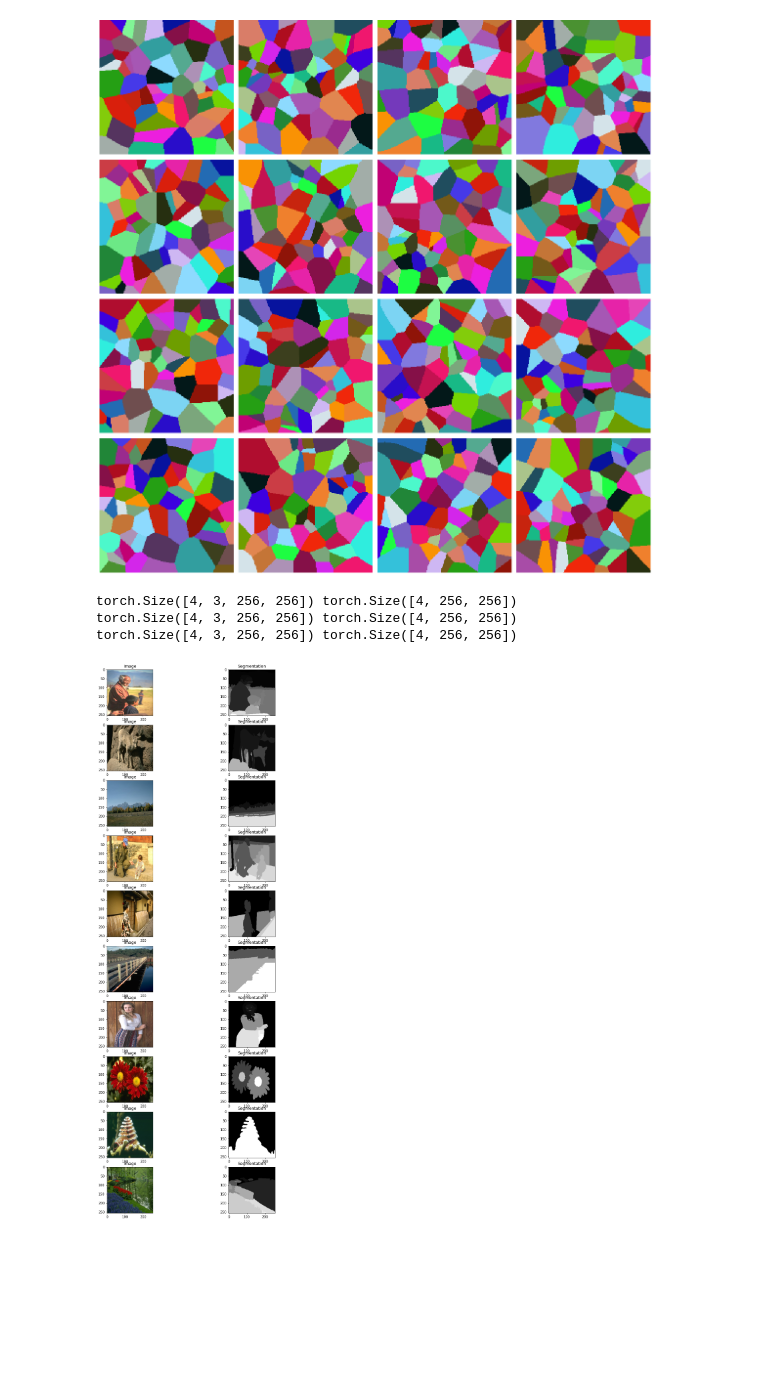
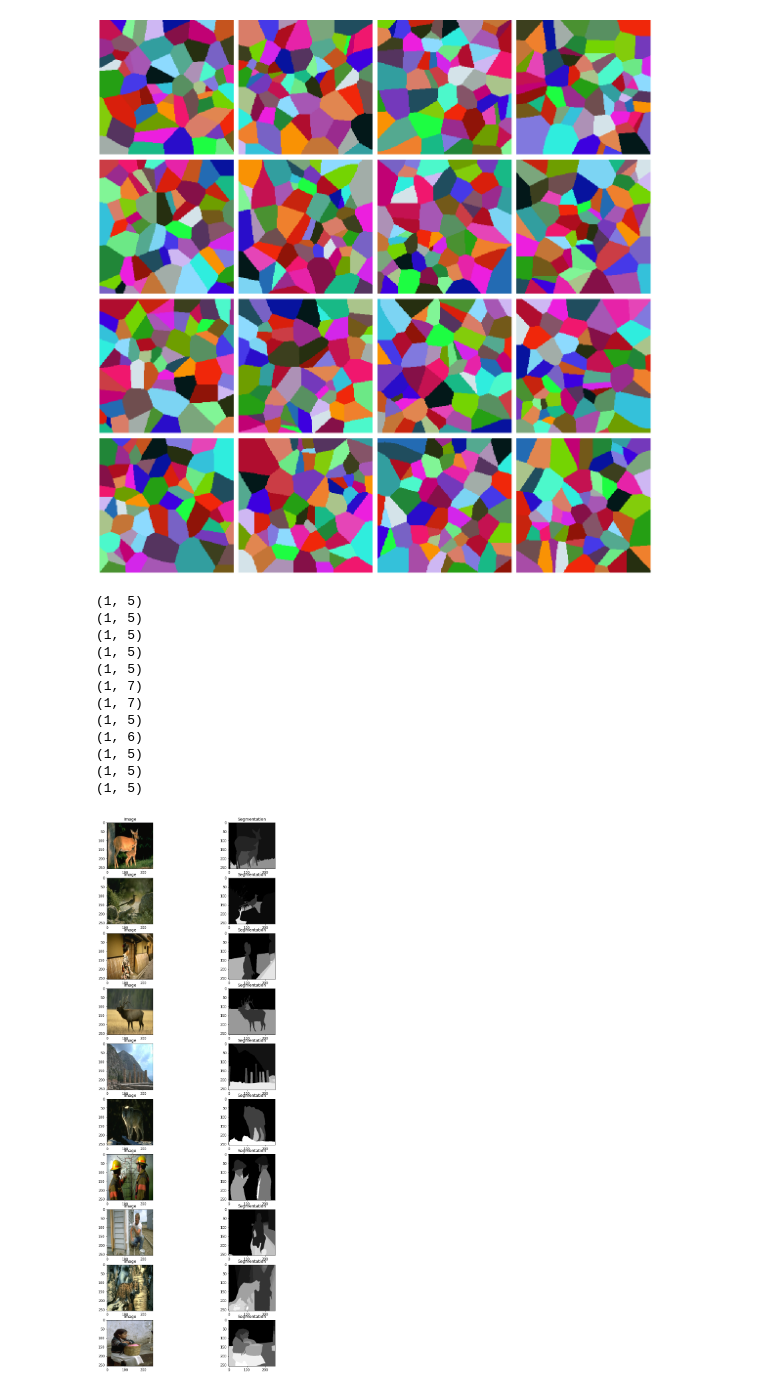
Before and after one commit to YSLCoat/learnableTokenizer, a Jupyter notebook: src/superpixelAlgorithms/WatershedNotebook.ipynb, the cells around one changed output. Drawn from its saved outputs; the diff is of its cells as text; code cells hidden in the pictures; blank space fills up the shorter version.

```diff
--- a/src/superpixelAlgorithms/WatershedNotebook.ipynb
+++ b/src/superpixelAlgorithms/WatershedNotebook.ipynb
@@ -682,10 +682,15 @@ class BSDS500Dataset(Dataset):
         # Load ground truth segmentation
         gt_name = os.path.join(self.ground_truth_dir, self.image_files[idx].replace('.jpg', '.mat'))
         gt_data = sio.loadmat(gt_name)
-        ground_truth = gt_data['groundTruth']
+        ground_truth = gt_data['groundTruth'][0][0][0][0][1]
 
+
+        #print(ground_truth)
+        print(ground_truth.shape)
+        # print(ground_truth[0, 0])
+        # print(ground_truth[0, 0]['Segmentation'])
         # Extract the first segmentation from the nested structure
-        segmentation = ground_truth[0, 0]['Segmentation'][0, 0]
+        segmentation = ground_truth
 
         # Check if segmentation has the shape (1, 1) and extract the data
         if isinstance(segmentation, np.ndarray) and segmentation.shape == (1, 1):
@@ -719,35 +724,43 @@ dataloader = DataLoader(dataset, batch_size=4, shuffle=True, num_workers=0)
 # Iterate through the DataLoader
 def plot_images_with_segmentations(dataloader, num_images=4):
     images_shown = 0
     plt.figure(figsize=(12, num_images * 3))
     for i, (images, segmentations) in enumerate(dataloader):
-        print(images.shape, segmentations.shape)
         for j in range(images.shape[0]):
             if images_shown >= num_images:
                 plt.show()
                 return
 
             image = images[j].permute(1, 2, 0)  # Move channels to last dimension for plotting
             image = image * torch.tensor([0.229, 0.224, 0.225]) + torch.tensor([0.485, 0.456, 0.406])  # Denormalize
             image = image.numpy()
             segmentation = segmentations[j].numpy()
 
             plt.subplot(num_images, 2, 2 * images_shown + 1)
             plt.imshow(image)
             plt.title('Image')
 
             plt.subplot(num_images, 2, 2 * images_shown + 2)
             plt.imshow(segmentation, cmap='gray')
             plt.title('Segmentation')
 
             images_shown += 1
 
     plt.show()
 
 # Call the function to plot images and their segmentations
 plot_images_with_segmentations(dataloader, num_images=10)
 # %% [output]
-torch.Size([4, 3, 256, 256]) torch.Size([4, 256, 256])
-torch.Size([4, 3, 256, 256]) torch.Size([4, 256, 256])
-torch.Size([4, 3, 256, 256]) torch.Size([4, 256, 256])
+(1, 5)
+(1, 5)
+(1, 5)
+(1, 5)
+(1, 5)
+(1, 7)
+(1, 7)
+(1, 5)
+(1, 6)
+(1, 5)
+(1, 5)
+(1, 5)
-[figure, old version]
+[figure, new version]
```
Also changed, not shown: 3 other files.
